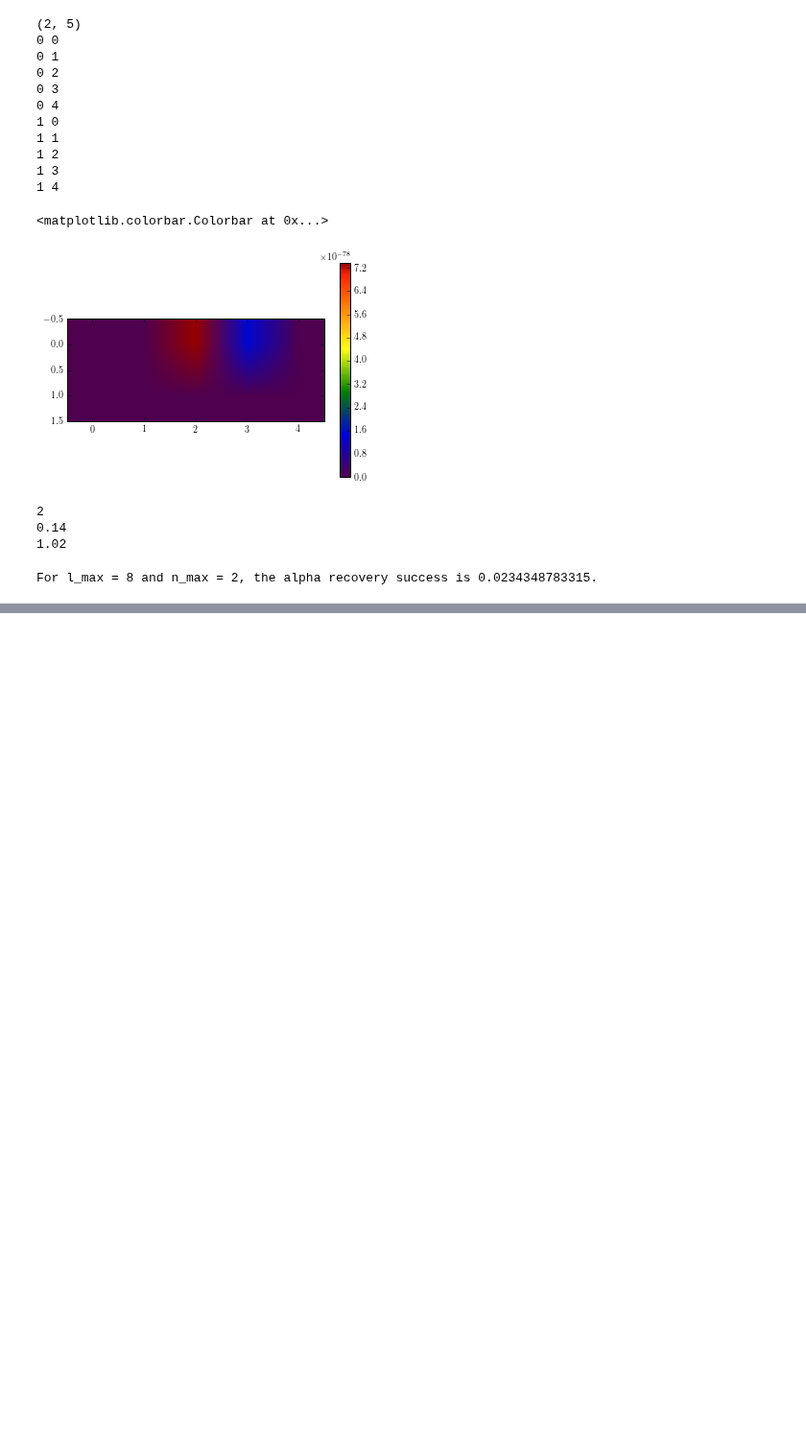
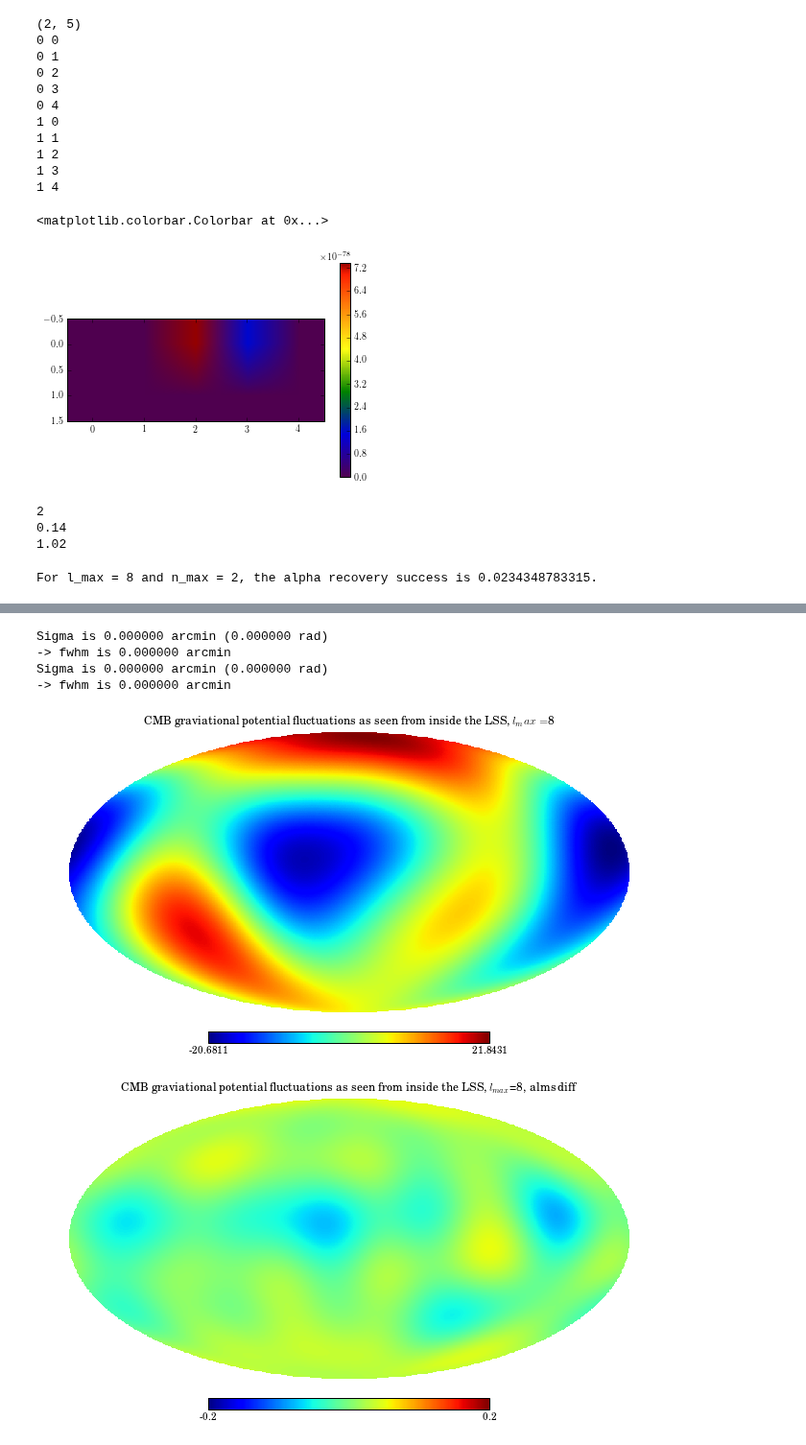
Before and after one commit to LaurencePeanuts/Music, a Jupyter notebook: Scripts/Robustness_notebook.ipynb, the cells around one changed output, grey strips where cells are left out. Shown at 96% size. Drawn from its saved outputs; the diff is of its cells as text; code cells hidden in the pictures; blank space fills up the shorter version.

```diff
--- a/Scripts/Robustness_notebook.ipynb
+++ b/Scripts/Robustness_notebook.ipynb
@@ -91,0 +163,19 @@ For l_max = 8 and n_max = 2, the alpha recovery success is 0.0234348783315.
+# %%
+beatbox.You.all_reconstructed_universes[1].transform_3D_potential_into_alm(usedefault=1, fn=1)
+beatbox.You.all_reconstructed_universes[1].show_CMB_T_map()
+WeRes = beatbox.Universe()
+WeRes.alm = (beatbox.You.all_simulated_universes[1].alm-beatbox.You.all_reconstructed_universes[1].alm)
+
+    #WeRes.ay2alm(WeRes.ay)
+WeRes.NSIDE = 256
+WeRes.Tmap = hp.alm2map(WeRes.alm,WeRes.NSIDE)
+
+hp.mollview(WeRes.Tmap,  rot=(-90,0,0), min =-0.2, max=0.2, title="CMB graviational potential fluctuations as seen from inside the LSS, $l_{max}$=%d, alms diff" % We.truncated_lmax)
+    #WeRes.show_CMB_T_map( from_perspective_of="observer")
+# %% [output]
+Sigma is 0.000000 arcmin (0.000000 rad)
+-> fwhm is 0.000000 arcmin
+Sigma is 0.000000 arcmin (0.000000 rad)
+-> fwhm is 0.000000 arcmin
+[figure, added]
+[figure, added]
```
Also changed, not shown: parts of 16 cells of this notebook, 3 other files.
